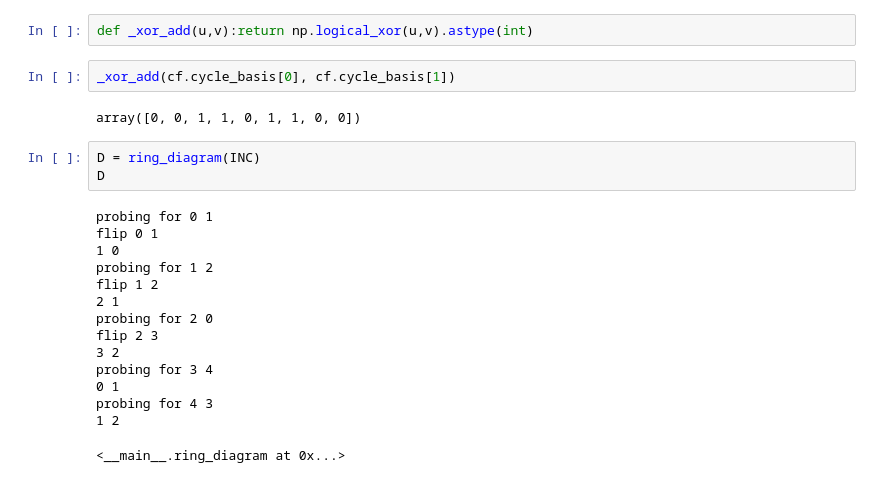
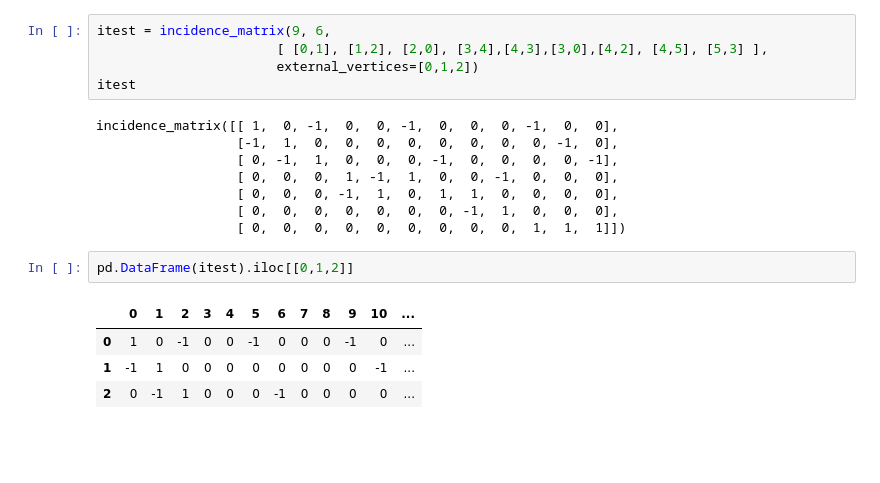
Before and after one commit to sirsh/renormer, a Jupyter notebook: samples/graphs.ipynb, the cells around one changed output. Drawn from its saved outputs; the diff is of its cells as text; blank space fills up the shorter version.

```diff
--- a/samples/graphs.ipynb
+++ b/samples/graphs.ipynb
@@ -215,24 +301,20 @@ array([[1, 1, 1, 0, 0, 0, 0, 0, 0],
-# %%
-def _xor_add(u,v):return np.logical_xor(u,v).astype(int)
-# %%
-_xor_add(cf.cycle_basis[0], cf.cycle_basis[1])
-# %% [output]
-array([0, 0, 1, 1, 0, 1, 1, 0, 0])
-# %%
-D = ring_diagram(INC)
-D
-# %% [output]
-probing for 0 1
-flip 0 1
-1 0
-probing for 1 2
-flip 1 2
-2 1
-probing for 2 0
-flip 2 3
-3 2
-probing for 3 4
-0 1
-probing for 4 3
-1 2
-<__main__.ring_diagram at 0x...>
+# %%
+itest = incidence_matrix(9, 6,
+                       [ [0,1], [1,2], [2,0], [3,4],[4,3],[3,0],[4,2], [4,5], [5,3] ],
+                       external_vertices=[0,1,2])
+itest
+# %% [output]
+incidence_matrix([[ 1,  0, -1,  0,  0, -1,  0,  0,  0, -1,  0,  0],
+                  [-1,  1,  0,  0,  0,  0,  0,  0,  0,  0, -1,  0],
+                  [ 0, -1,  1,  0,  0,  0, -1,  0,  0,  0,  0, -1],
+                  [ 0,  0,  0,  1, -1,  1,  0,  0, -1,  0,  0,  0],
+                  [ 0,  0,  0, -1,  1,  0,  1,  1,  0,  0,  0,  0],
+                  [ 0,  0,  0,  0,  0,  0,  0, -1,  1,  0,  0,  0],
+                  [ 0,  0,  0,  0,  0,  0,  0,  0,  0,  1,  1,  1]])
+# %%
+pd.DataFrame(itest).iloc[[0,1,2]]
+# %% [output]
+|  | 0 | 1 | 2 | 3 | 4 | 5 | 6 | 7 | 8 | 9 | 10 | ... |
+| 0 | 1 | 0 | -1 | 0 | 0 | -1 | 0 | 0 | 0 | -1 | 0 | ... |
+| 1 | -1 | 1 | 0 | 0 | 0 | 0 | 0 | 0 | 0 | 0 | -1 | ... |
+| 2 | 0 | -1 | 1 | 0 | 0 | 0 | -1 | 0 | 0 | 0 | 0 | ... |
```
Also changed, not shown: parts of 37 cells of this notebook, 2 other files.
